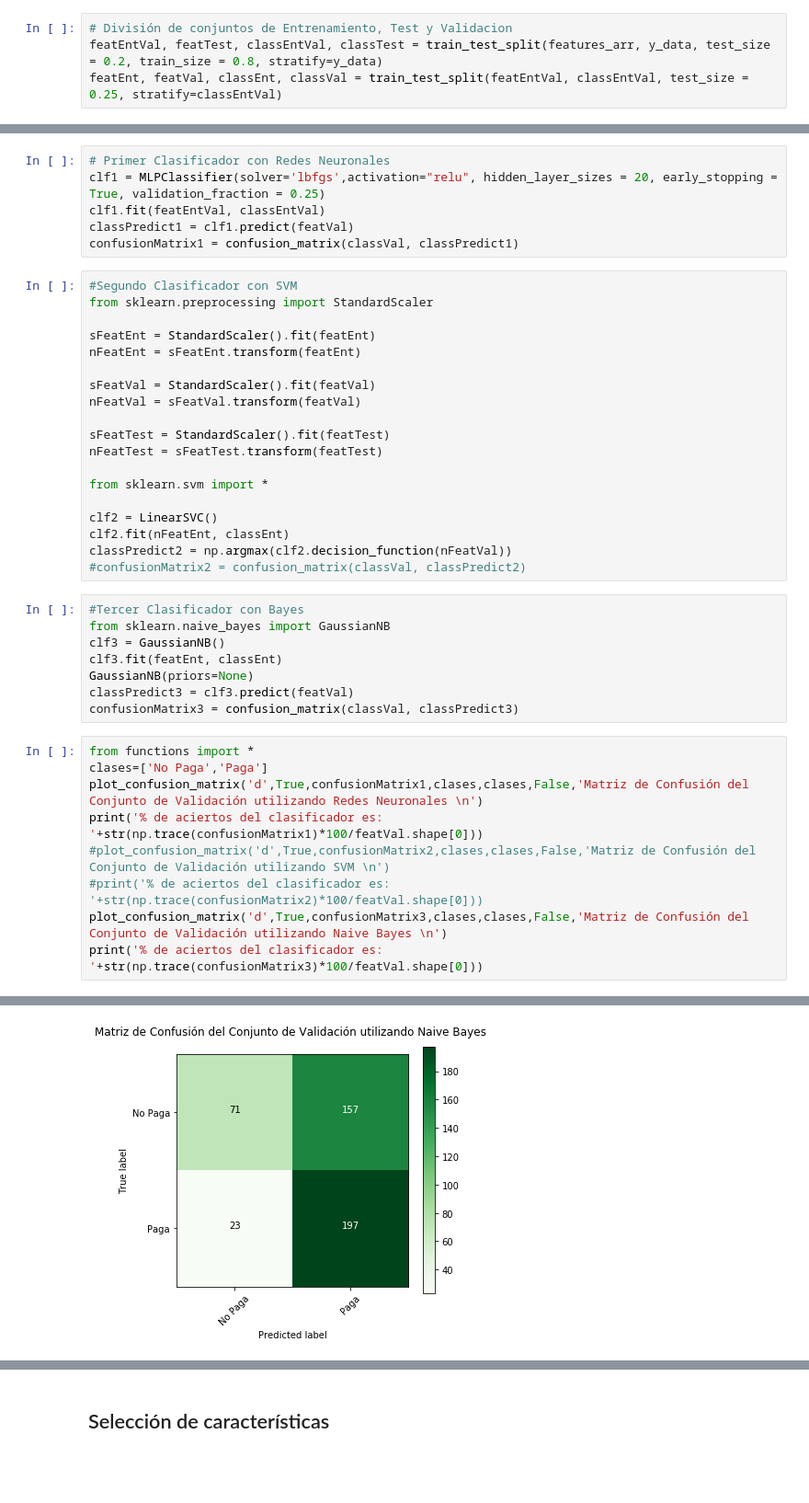
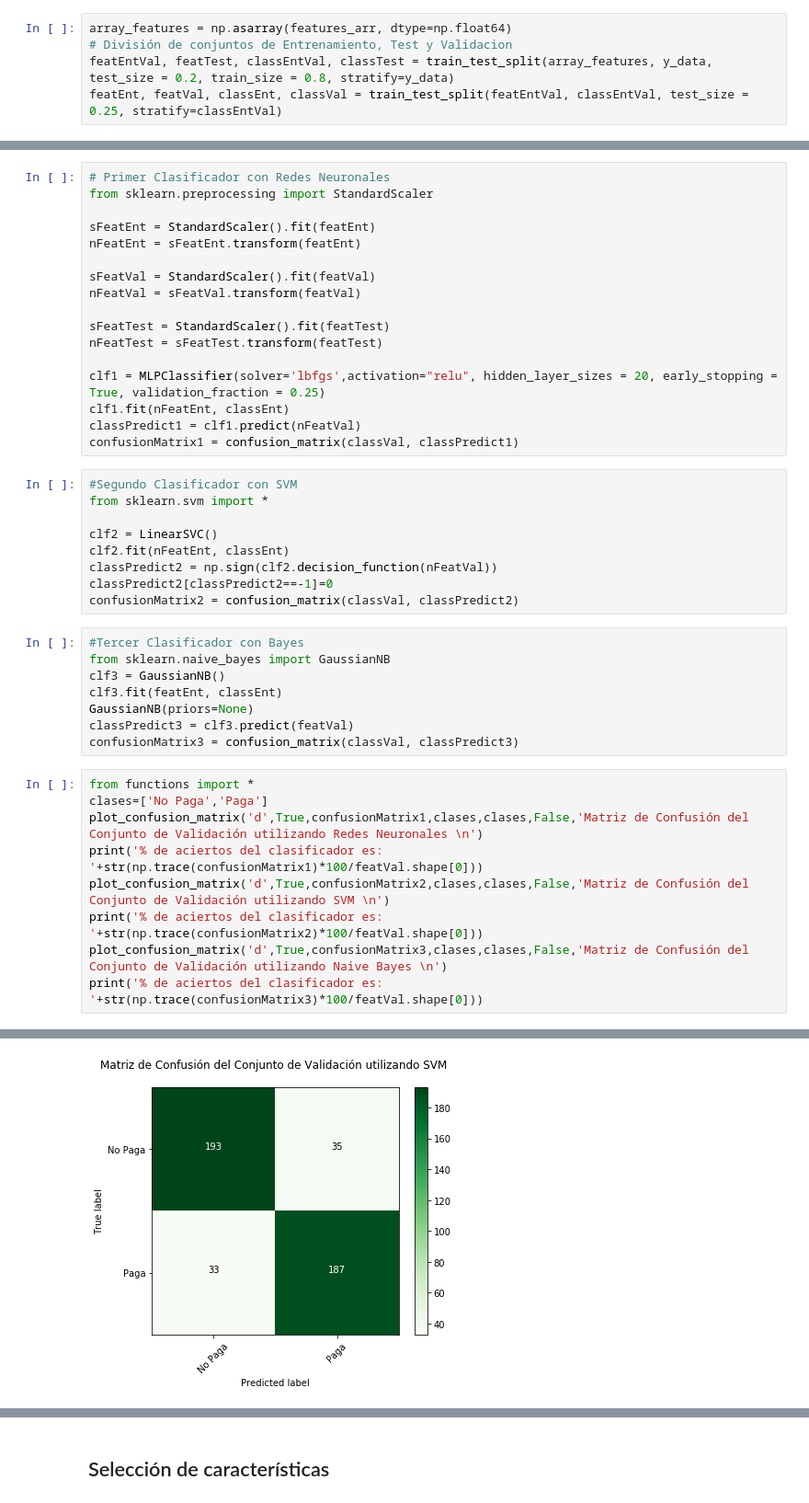
Before and after one commit to GioPais/Credit_score_project, a Jupyter notebook: Credit_score.ipynb, the cells around one changed output, grey strips where cells are left out. Shown: that part at 92% size. Drawn from its saved outputs; the diff is of its cells as text; blank space fills up the shorter version.

Commit message:
Standar Scaling

```diff
--- a/Credit_score.ipynb
+++ b/Credit_score.ipynb
@@ -584,8 +584,9 @@ plt.show()
 # %% [markdown]
 # Algoritmos de Machine Learning
 # %%
+array_features = np.asarray(features_arr, dtype=np.float64)
 # División de conjuntos de Entrenamiento, Test y Validacion
-featEntVal, featTest, classEntVal, classTest = train_test_split(features_arr, y_data, test_size = 0.2, train_size = 0.8, stratify=y_data)
+featEntVal, featTest, classEntVal, classTest = train_test_split(array_features, y_data, test_size = 0.2, train_size = 0.8, stratify=y_data)
 featEnt, featVal, classEnt, classVal = train_test_split(featEntVal, classEntVal, test_size = 0.25, stratify=classEntVal)
 # %% [markdown]
 ## PCA
@@ -629,28 +629,29 @@ Accuracy: 50.595238095238095 %
 # %%
 # Primer Clasificador con Redes Neuronales
+from sklearn.preprocessing import StandardScaler
+
+sFeatEnt = StandardScaler().fit(featEnt)
+nFeatEnt = sFeatEnt.transform(featEnt)
+
+sFeatVal = StandardScaler().fit(featVal)
+nFeatVal = sFeatVal.transform(featVal)
+
+sFeatTest = StandardScaler().fit(featTest)
+nFeatTest = sFeatTest.transform(featTest)
+
 clf1 = MLPClassifier(solver='lbfgs',activation="relu", hidden_layer_sizes = 20, early_stopping = True, validation_fraction = 0.25)
-clf1.fit(featEntVal, classEntVal)
-classPredict1 = clf1.predict(featVal)
+clf1.fit(nFeatEnt, classEnt)
+classPredict1 = clf1.predict(nFeatVal)
 confusionMatrix1 = confusion_matrix(classVal, classPredict1)
 # %%
 #Segundo Clasificador con SVM
-from sklearn.preprocessing import StandardScaler
-
-sFeatEnt = StandardScaler().fit(featEnt)
-nFeatEnt = sFeatEnt.transform(featEnt)
-
-sFeatVal = StandardScaler().fit(featVal)
-nFeatVal = sFeatVal.transform(featVal)
-
-sFeatTest = StandardScaler().fit(featTest)
-nFeatTest = sFeatTest.transform(featTest)
-
 from sklearn.svm import *
 
 clf2 = LinearSVC()
 clf2.fit(nFeatEnt, classEnt)
-classPredict2 = np.argmax(clf2.decision_function(nFeatVal))
-#confusionMatrix2 = confusion_matrix(classVal, classPredict2)
+classPredict2 = np.sign(clf2.decision_function(nFeatVal))
+classPredict2[classPredict2==-1]=0
+confusionMatrix2 = confusion_matrix(classVal, classPredict2)
 # %%
 #Tercer Clasificador con Bayes
 from sklearn.naive_bayes import GaussianNB
@@ -664,8 +665,8 @@ from functions import *
 clases=['No Paga','Paga']
 plot_confusion_matrix('d',True,confusionMatrix1,clases,clases,False,'Matriz de Confusión del Conjunto de Validación utilizando Redes Neuronales \n')
 print('% de aciertos del clasificador es: '+str(np.trace(confusionMatrix1)*100/featVal.shape[0]))
-#plot_confusion_matrix('d',True,confusionMatrix2,clases,clases,False,'Matriz de Confusión del Conjunto de Validación utilizando SVM \n')
-#print('% de aciertos del clasificador es: '+str(np.trace(confusionMatrix2)*100/featVal.shape[0]))
+plot_confusion_matrix('d',True,confusionMatrix2,clases,clases,False,'Matriz de Confusión del Conjunto de Validación utilizando SVM \n')
+print('% de aciertos del clasificador es: '+str(np.trace(confusionMatrix2)*100/featVal.shape[0]))
 plot_confusion_matrix('d',True,confusionMatrix3,clases,clases,False,'Matriz de Confusión del Conjunto de Validación utilizando Naive Bayes \n')
 print('% de aciertos del clasificador es: '+str(np.trace(confusionMatrix3)*100/featVal.shape[0]))
 # %% [output]
@@ -674 +675 @@ print('% de aciertos del clasificador es: '+str(np.trace(confusionMatrix3)*100/f
-[figure, old version]
+[figure, new version]
```
Also changed, not shown: parts of 12 cells of this notebook.
